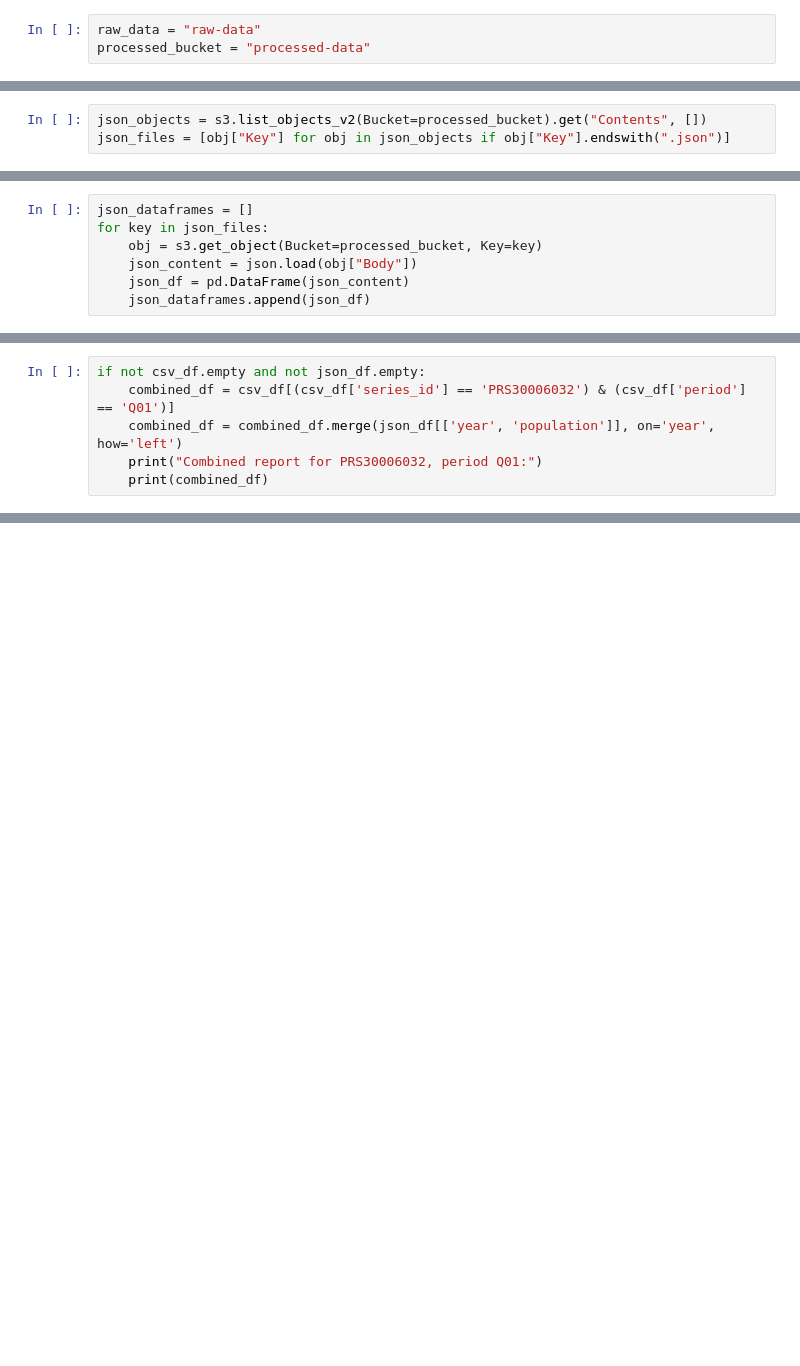
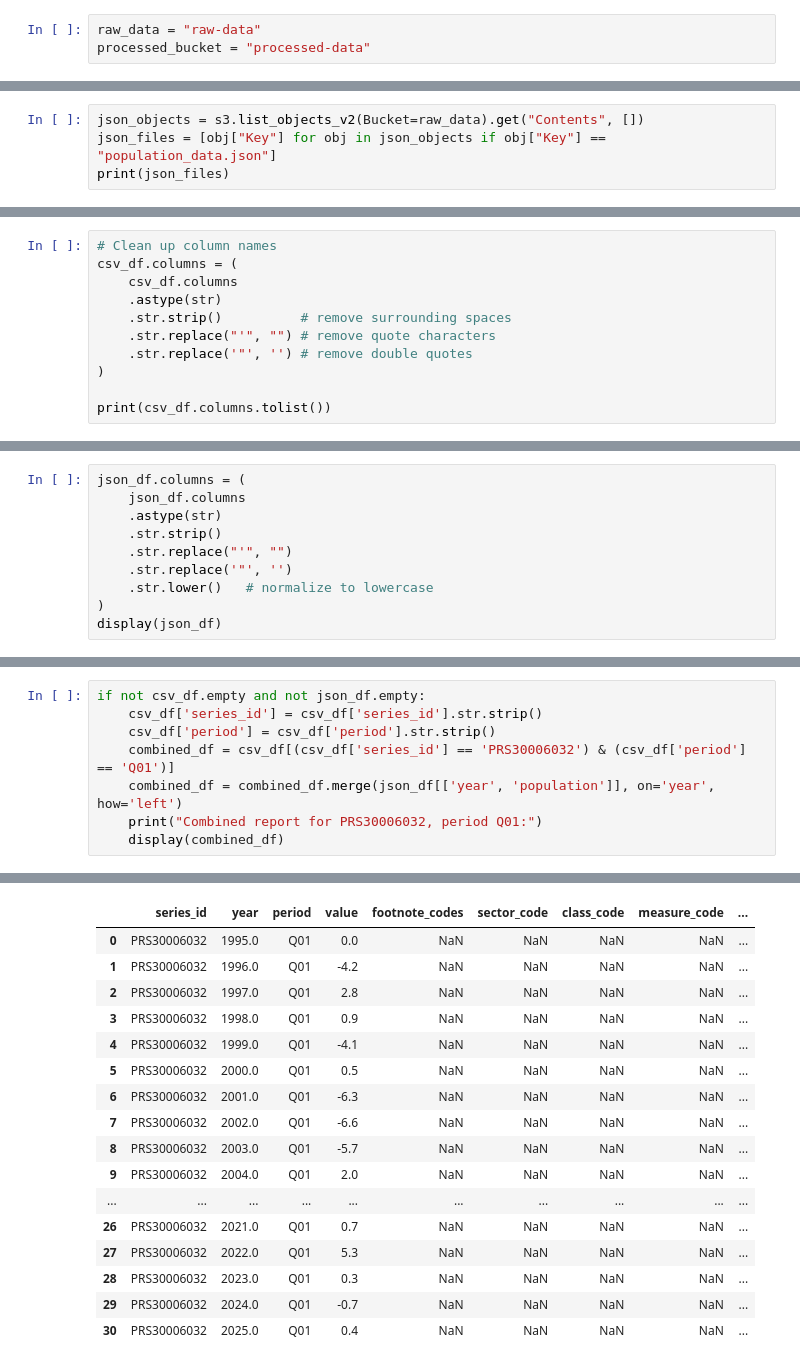
Before and after one commit to Nishant593/data-quest, a Jupyter notebook: analytics/analytics.ipynb, the cells around one changed output, grey strips where cells are left out. Drawn from its saved outputs; the diff is of its cells as text; blank space fills up the shorter version.

```diff
--- a/analytics/analytics.ipynb
+++ b/analytics/analytics.ipynb
@@ -32,3 +49,4 @@ else:
 # %%
-json_objects = s3.list_objects_v2(Bucket=processed_bucket).get("Contents", [])
-json_files = [obj["Key"] for obj in json_objects if obj["Key"].endswith(".json")]
+json_objects = s3.list_objects_v2(Bucket=raw_data).get("Contents", [])
+json_files = [obj["Key"] for obj in json_objects if obj["Key"] == "population_data.json"]
+print(json_files)
@@ -35,7 +54,0 @@ json_files = [obj["Key"] for obj in json_objects if obj["Key"].endswith(".json")
-# %%
-json_dataframes = []
-for key in json_files:
-    obj = s3.get_object(Bucket=processed_bucket, Key=key)
-    json_content = json.load(obj["Body"])
-    json_df = pd.DataFrame(json_content)
-    json_dataframes.append(json_df)
@@ -55,0 +127,11 @@ if not json_df.empty:
+# %%
+# Clean up column names
+csv_df.columns = (
+    csv_df.columns
+    .astype(str)
+    .str.strip()          # remove surrounding spaces
+    .str.replace("'", "") # remove quote characters
+    .str.replace('"', '') # remove double quotes
+)
+
+print(csv_df.columns.tolist())
@@ -71,0 +189,10 @@ if not csv_df.empty:
+# %%
+json_df.columns = (
+    json_df.columns
+    .astype(str)
+    .str.strip()
+    .str.replace("'", "")
+    .str.replace('"', '')
+    .str.lower()   # normalize to lowercase
+)
+display(json_df)
@@ -72,6 +211,9 @@ if not csv_df.empty:
 # %%
 if not csv_df.empty and not json_df.empty:
+    csv_df['series_id'] = csv_df['series_id'].str.strip()
+    csv_df['period'] = csv_df['period'].str.strip()
     combined_df = csv_df[(csv_df['series_id'] == 'PRS30006032') & (csv_df['period'] == 'Q01')]
     combined_df = combined_df.merge(json_df[['year', 'population']], on='year', how='left')
     print("Combined report for PRS30006032, period Q01:")
-    print(combined_df)
+    display(combined_df)
+# %% [output]
@@ -77,0 +221,17 @@ if not csv_df.empty and not json_df.empty:
+|  | series_id | year | period | value | footnote_codes | sector_code | class_code | measure_code | ... |
+| 0 | PRS30006032 | 1995.0 | Q01 | 0.0 | NaN | NaN | NaN | NaN | ... |
+| 1 | PRS30006032 | 1996.0 | Q01 | -4.2 | NaN | NaN | NaN | NaN | ... |
+| 2 | PRS30006032 | 1997.0 | Q01 | 2.8 | NaN | NaN | NaN | NaN | ... |
+| 3 | PRS30006032 | 1998.0 | Q01 | 0.9 | NaN | NaN | NaN | NaN | ... |
+| 4 | PRS30006032 | 1999.0 | Q01 | -4.1 | NaN | NaN | NaN | NaN | ... |
+| 5 | PRS30006032 | 2000.0 | Q01 | 0.5 | NaN | NaN | NaN | NaN | ... |
+| 6 | PRS30006032 | 2001.0 | Q01 | -6.3 | NaN | NaN | NaN | NaN | ... |
+| 7 | PRS30006032 | 2002.0 | Q01 | -6.6 | NaN | NaN | NaN | NaN | ... |
+| 8 | PRS30006032 | 2003.0 | Q01 | -5.7 | NaN | NaN | NaN | NaN | ... |
+| 9 | PRS30006032 | 2004.0 | Q01 | 2.0 | NaN | NaN | NaN | NaN | ... |
+| ... | ... | ... | ... | ... | ... | ... | ... | ... | ... |
+| 26 | PRS30006032 | 2021.0 | Q01 | 0.7 | NaN | NaN | NaN | NaN | ... |
+| 27 | PRS30006032 | 2022.0 | Q01 | 5.3 | NaN | NaN | NaN | NaN | ... |
+| 28 | PRS30006032 | 2023.0 | Q01 | 0.3 | NaN | NaN | NaN | NaN | ... |
+| 29 | PRS30006032 | 2024.0 | Q01 | -0.7 | NaN | NaN | NaN | NaN | ... |
+| 30 | PRS30006032 | 2025.0 | Q01 | 0.4 | NaN | NaN | NaN | NaN | ... |
```
Also changed, not shown: parts of 14 cells of this notebook.
